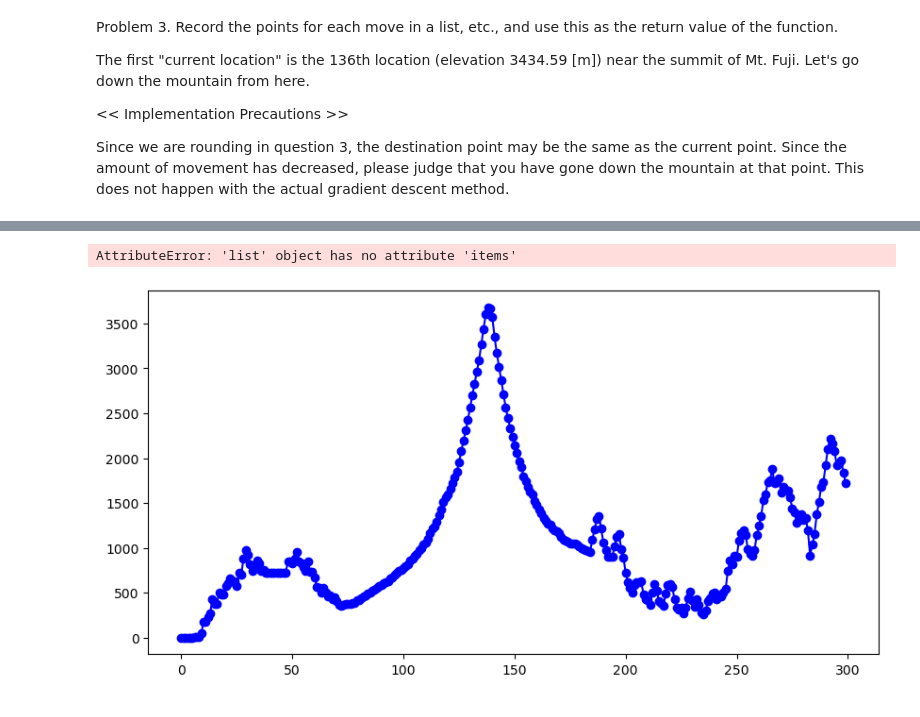
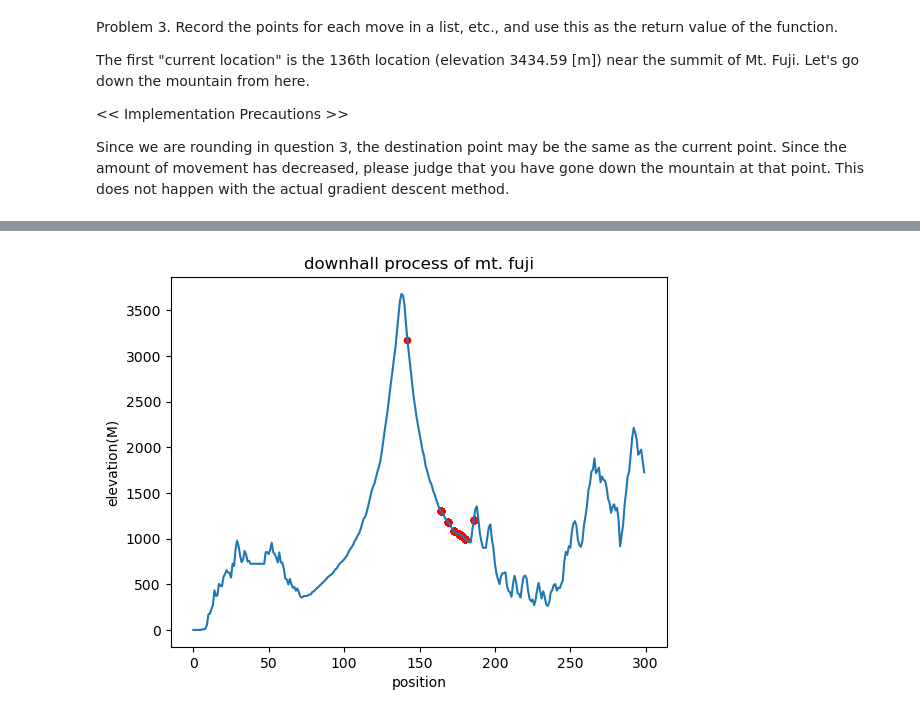
Before and after one commit to Mauroreis100/AIDataScienceCourse, a Jupyter notebook: 10. Fuji descent issue/Fuji descent issue.ipynb, the cells around one changed output, grey strips where cells are left out. Drawn from its saved outputs; the diff is of its cells as text; code cells hidden in the pictures.

Commit message:
Mt Fuji problems corrected

```diff
--- a/10. Fuji descent issue/Fuji descent issue.ipynb
+++ b/10. Fuji descent issue/Fuji descent issue.ipynb
@@ -104,11 +114,11 @@ def destination_point(fuji,current_position,alpha=0.2):
     #destination point = current point - a*gradient of current point.
     destination_point=fuji
     if alpha>0:
-        destination_point=current_position-alpha*gradient_slope_specific(fuji,current_position)
+        destination_point=fuji[current_position,0]-alpha*gradient_slope_specific(fuji,current_position)
     else:
         return "Error, alpha not greater than 0"
     return np.round(destination_point).astype(int)
-print("The next point to move to based on the information on the slope of the current point is: ",destination_point(fuji,130))
+print("The next point to move to based on the information on the slope of the current point is: ",destination_point(fuji,136))
 # %% [output]
 The next point to move to based on the information on the slope of the current point is:  102
 # %% [markdown]
@@ -167,10 +168,7 @@ plt.show()
 # %%
-fuji_elevations = fuji[:, 3]
-descended_elevations = fuji_elevations[path]
-
+plt.plot(path,fuji[path,3],color='red')
 plt.title("downhall process of mt. fuji")
 plt.xlabel("number of iterations")
 plt.ylabel("elevation(M)")
-plt.plot(descended_elevations)
 plt.show()
 # %% [output]
@@ -180,6 +179,3 @@ plt.show()
 # %%
-all_paths = []
-for i, start_position in enumerate(range(1, 299)):
-    all_paths.append(descend_mountain(start_position, fuji, alpha = 0.2))
-    print(len(all_paths))
+go_down_a_mountain(200,fuji)
 # %% [output]
@@ -197,19 +206,21 @@ KeyboardInterrupt:
 # %%
-def visualize_multiple_descents(x, y, all_paths):
-    plt.figure(figsize=(10, 5))
-    plt.plot(x, y, marker='o', linestyle='-', color='b', label="Elevation")
+def go_down_a_mountain(position,fuji):
+    dest_point = destination_point(fuji,position) # initialize destination point
+    dest_point_list = [position]
+    for i in range(position):
+        current_point = dest_point #equate current point to destination point
+        dest_point_list.append(dest_point) # create a list of destination points
+        dest_point = destination_point(fuji,current_point)
 
-    for start, path in all_paths.items():
-        plt.scatter(path, [y[np.where(x == p)][0] for p in path], label=f"Start {start}")
+        if current_point == dest_point:
+            break
 
-    plt.xlabel("Point Number")
-    plt.ylabel("Elevation (m)")
-    plt.title("Multiple Descent Paths")
-    plt.legend()
-    plt.grid()
+    plt.title("downhall process of mt. fuji")
+    plt.xlabel("position")
+    plt.ylabel("elevation(M)")
+    plt.plot(fuji_elevations)
+    plt.scatter(dest_point_list, fuji[dest_point_list,3], 20, color = "red")
     plt.show()
-
-visualize_multiple_descents(fuji[:,0], fuji[:,3], all_paths)
+go_down_a_mountain(142,fuji)
 # %% [output]
-AttributeError: 'list' object has no attribute 'items'
-[figure, old version]
+[figure, new version]
```
Also changed, not shown: parts of 12 cells of this notebook, 1 other file.
